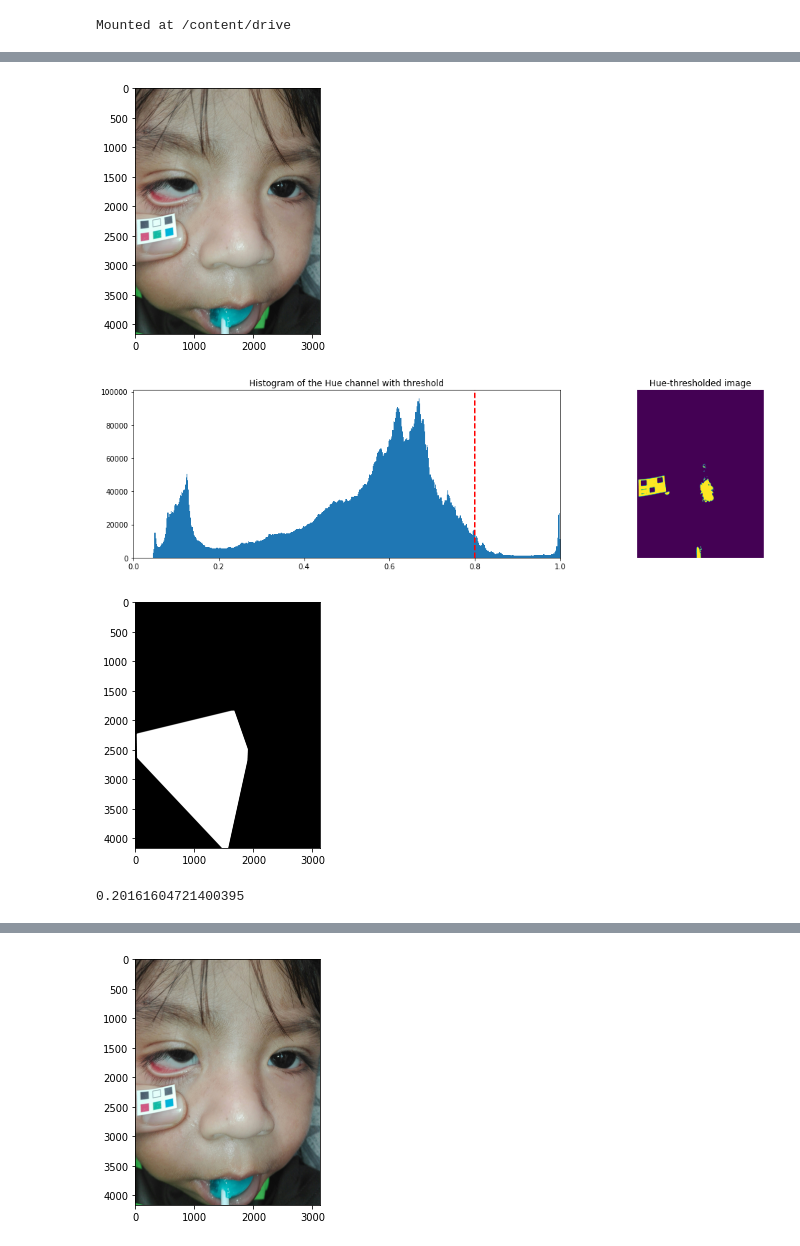
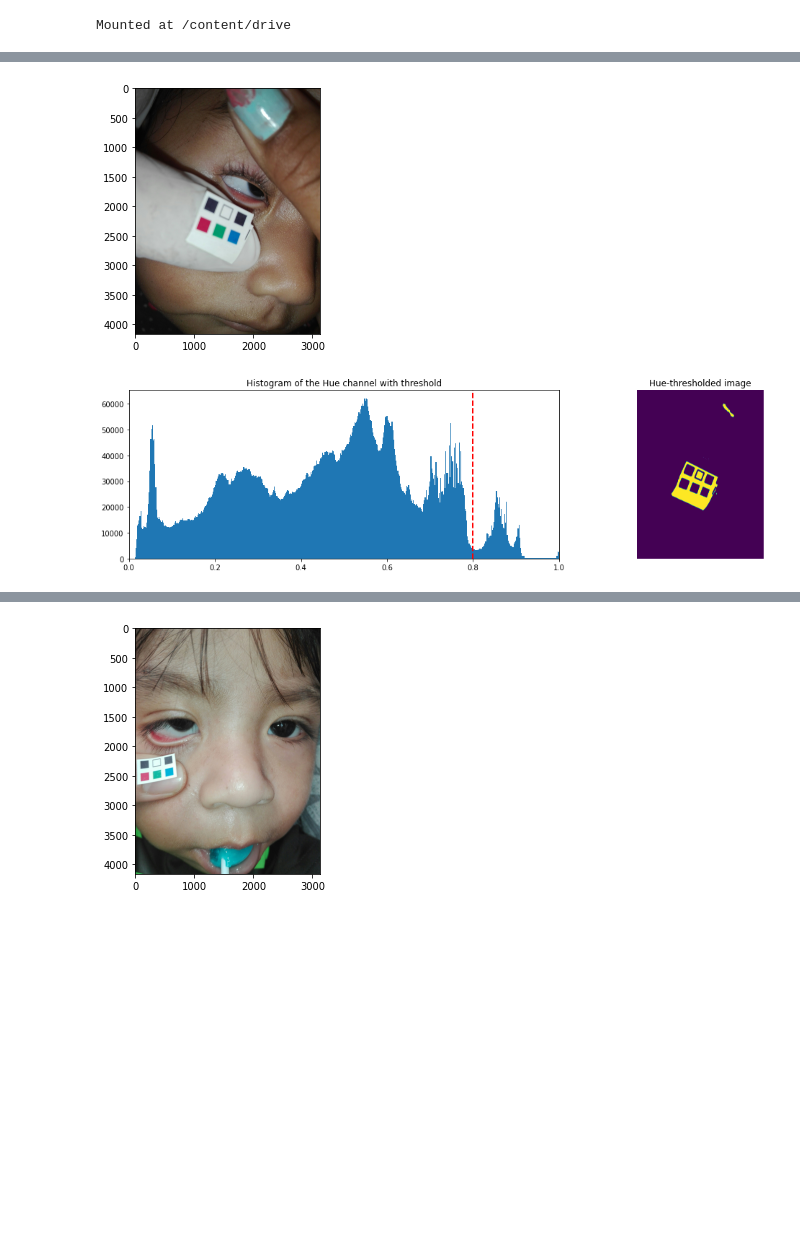
Before and after one commit to Abdigal1/LIIARPI_1, a Jupyter notebook: Sticker_detection/st_det.ipynb, the cells around one changed output, grey strips where cells are left out. Drawn from its saved outputs; the diff is of its cells as text; code cells hidden in the pictures; blank space fills up the shorter version.

```diff
--- a/Sticker_detection/st_det.ipynb
+++ b/Sticker_detection/st_det.ipynb
@@ -133,47 +277,35 @@ plt.show()
 # %%
-di='/content/drive/My Drive/CoLab/Pre-pro/c1anemia-112.jpg'
+di='/content/drive/My Drive/CoLab/Pre-pro/c1anemia-111.jpg'
 img = io.imread(di)
 
 fig, ax0 = plt.subplots(ncols=1, figsize=(16, 4))
 ax0.imshow(img)
 plt.tight_layout()
 plt.show()
 
 hsv_i= rgb2hsv(img)
-med = cv2.blur(hsv_i,(25,25),0)
+med = cv2.blur(hsv_i,(10,10),0)
 hue_img = med[:, :, 0]
 sat_img = med[:, :, 1]
 val_img = med[:, :, 2]
 
 #Threshold
 th=0.8
 
 binary_img = val_img > th
 
 fig, (ax0, ax1) = plt.subplots(ncols=2, figsize=(16, 4))
 
 ax0.hist(val_img.ravel(), 512)
 ax0.set_title("Histogram of the Hue channel with threshold")
 ax0.axvline(x=th, color='r', linestyle='dashed', linewidth=2)
 ax0.set_xbound(0, 1)
 ax1.imshow(binary_img)
 ax1.set_title("Hue-thresholded image")
 ax1.axis('off')
 
 plt.tight_layout()
 plt.show()
-
-con=convex_hull_image(binary_img)
-fig, ax1 = plt.subplots(ncols=1, figsize=(16, 4))
-ax1.imshow(con,cmap=plt.cm.gray)
-plt.tight_layout()
-plt.show()
-cmask(con)/(len(con.ravel()))
-
-#recorte adaptativo
-#menor que adaptativo
 # %% [output]
-[figure, old version]
+[figure, new version]
-[figure, old version]
+[figure, new version]
-[figure, removed]
-0.20161604721400395
```
Also changed, not shown: parts of 11 cells of this notebook.
